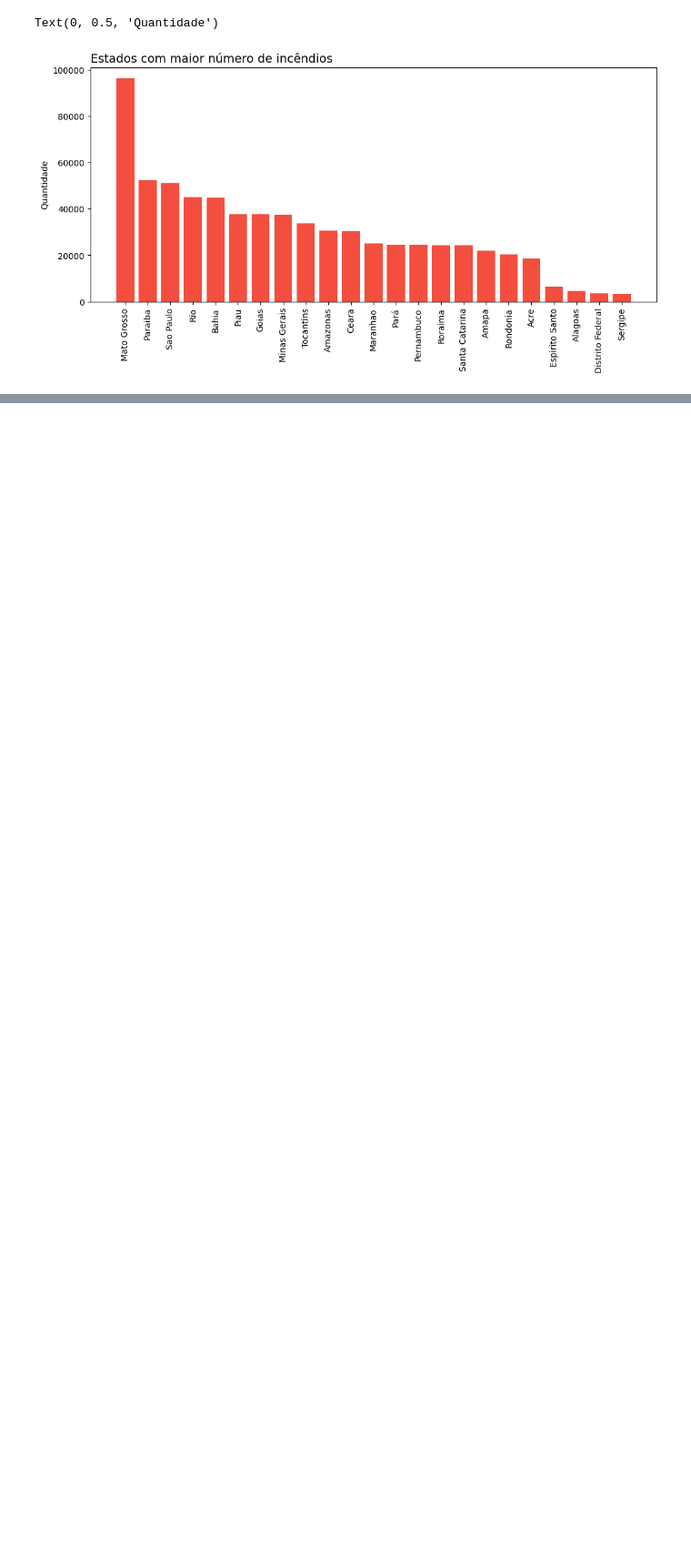
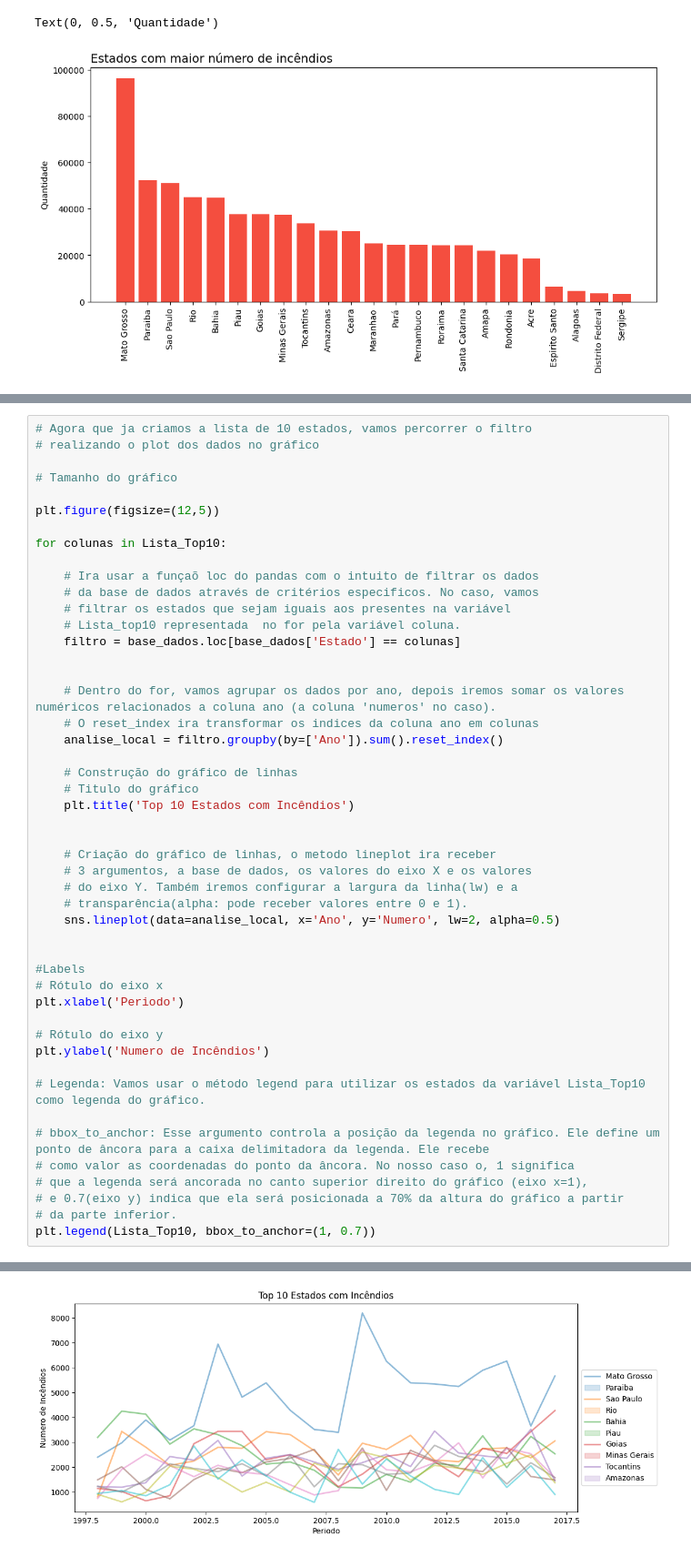
Before and after one commit to caikedomingues/curso-de-analise-de-dados-com-python, a Jupyter notebook: IncendioFlorestal.ipynb, the cells around one changed output, grey strips where cells are left out. Shown: that part at 91% size. Drawn from its saved outputs; the diff is of its cells as text; blank space fills up the shorter version.

```diff
--- a/IncendioFlorestal.ipynb
+++ b/IncendioFlorestal.ipynb
@@ -359,0 +362,49 @@ array(['Mato Grosso', 'Paraiba', 'Sao Paulo', 'Rio', 'Bahia', 'Piau',
+# %%
+# Agora que ja criamos a lista de 10 estados, vamos percorrer o filtro
+# realizando o plot dos dados no gráfico
+
+# Tamanho do gráfico
+
+plt.figure(figsize=(12,5))
+
+for colunas in Lista_Top10:
+
+    # Ira usar a funçaõ loc do pandas com o intuito de filtrar os dados
+    # da base de dados através de critérios especificos. No caso, vamos
+    # filtrar os estados que sejam iguais aos presentes na variável
+    # Lista_top10 representada  no for pela variável coluna.
+    filtro = base_dados.loc[base_dados['Estado'] == colunas]
+
+
+    # Dentro do for, vamos agrupar os dados por ano, depois iremos somar os valores numéricos relacionados a coluna ano (a coluna 'numeros' no caso).
+    # O reset_index ira transformar os indices da coluna ano em colunas
+    analise_local = filtro.groupby(by=['Ano']).sum().reset_index()
+
+    # Construção do gráfico de linhas
+    # Titulo do gráfico
+    plt.title('Top 10 Estados com Incêndios')
+
+
+    # Criação do gráfico de linhas, o metodo lineplot ira receber
+    # 3 argumentos, a base de dados, os valores do eixo X e os valores
+    # do eixo Y. Também iremos configurar a largura da linha(lw) e a
+    # transparência(alpha: pode receber valores entre 0 e 1).
+    sns.lineplot(data=analise_local, x='Ano', y='Numero', lw=2, alpha=0.5)
+
+
+#Labels
+# Rótulo do eixo x
+plt.xlabel('Periodo')
+
+# Rótulo do eixo y
+plt.ylabel('Numero de Incêndios')
+
+# Legenda: Vamos usar o método legend para utilizar os estados da variável Lista_Top10 como legenda do gráfico.
+
+# bbox_to_anchor: Esse argumento controla a posição da legenda no gráfico. Ele define um ponto de âncora para a caixa delimitadora da legenda. Ele recebe
+# como valor as coordenadas do ponto da âncora. No nosso caso o, 1 significa
+# que a legenda será ancorada no canto superior direito do gráfico (eixo x=1),
+# e 0.7(eixo y) indica que ela será posicionada a 70% da altura do gráfico a partir
+# da parte inferior.
+plt.legend(Lista_Top10, bbox_to_anchor=(1, 0.7))
+# %% [output]
@@ -359,0 +412 @@ array(['Mato Grosso', 'Paraiba', 'Sao Paulo', 'Rio', 'Bahia', 'Piau',
+[figure, added]
```
Also changed, not shown: parts of 2 cells of this notebook.
